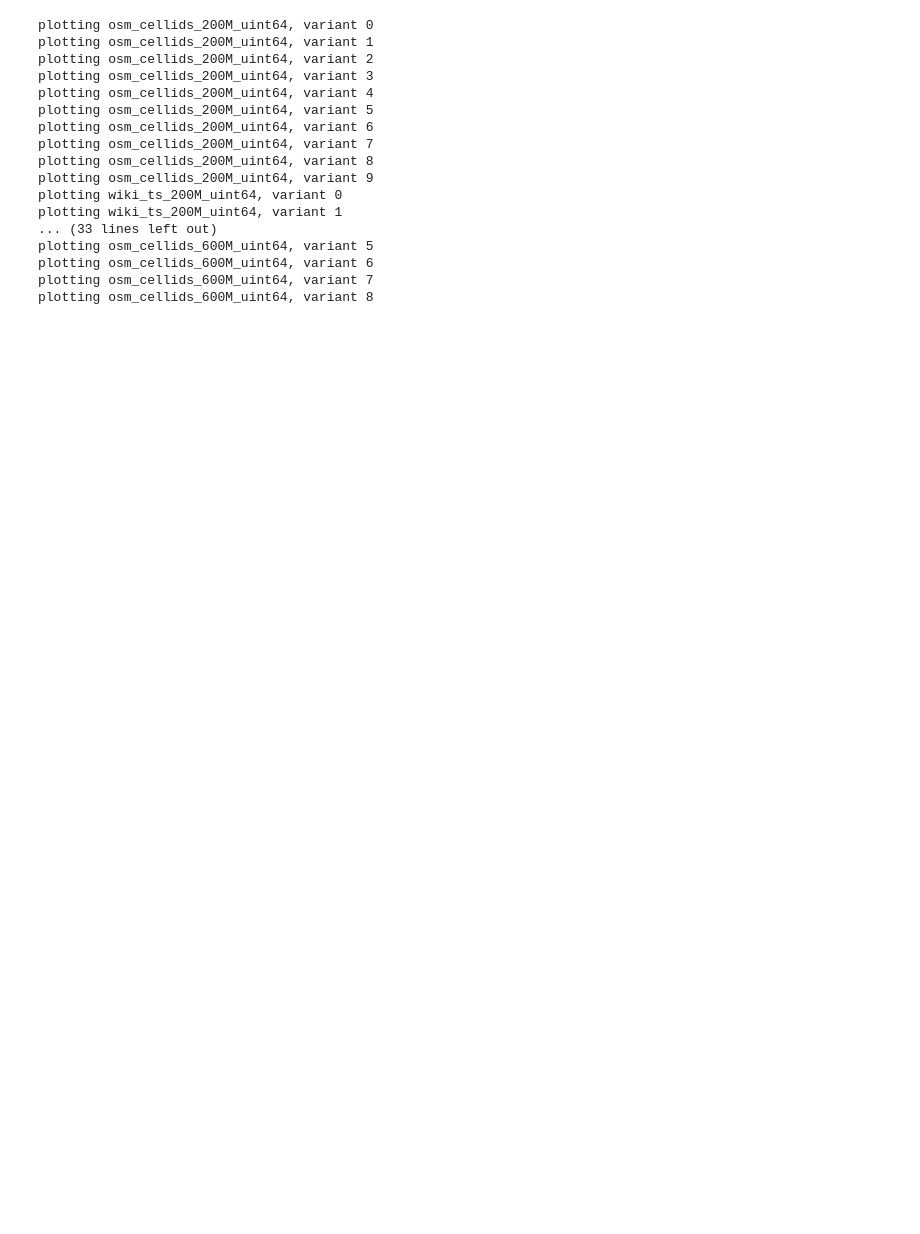
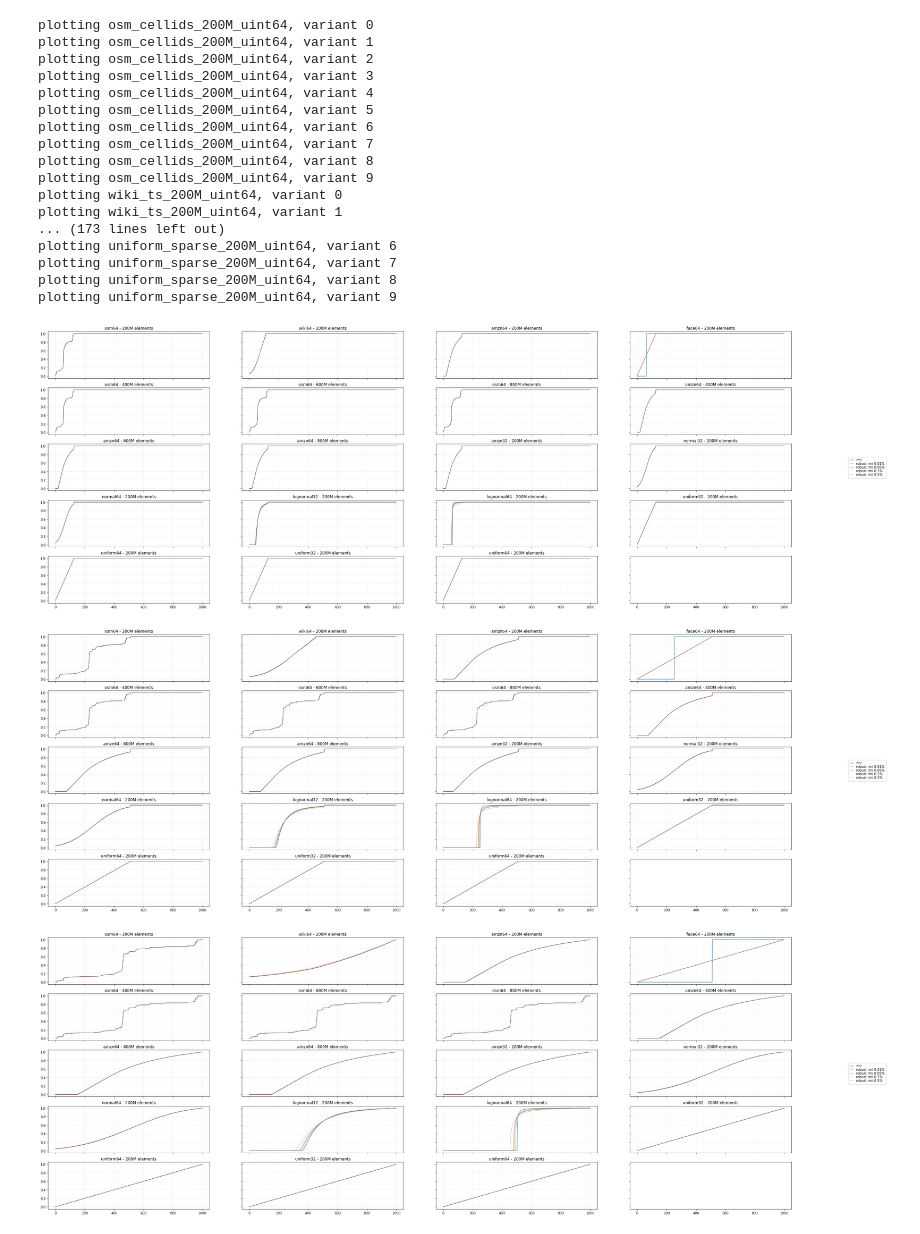
Before and after one commit to DominikHorn/SOSD, a Jupyter notebook: segment_plots.ipynb, the cells around one changed output. Cells and saved outputs as stored; diff of their text form; code cells hidden in the pictures; blank space fills up the shorter version.

```diff
--- a/segment_plots.ipynb
+++ b/segment_plots.ipynb
@@ -47,17 +47,28 @@ def get_ds_name(ds):
 def get_ds_size(ds):
     return re.search(r'_([0-9]+M)_', ds, re.IGNORECASE).group(1)
 
-def aggregate(data, num_bins=100):
+def aggregate(data, num_bins=1000, normalize=False, cumulative=False):
     data = np.pad(data, (0, max(0, num_bins - len(data))), 'constant')
     bin_width = int(len(data) / num_bins)
 
     res = []
+    total = 0
     for b in range(num_bins):
         bin_cnt = 0
         for i in range(b * bin_width, (b+1) * bin_width):
             bin_cnt += data[i]
+            total += data[i]
         res.append(bin_cnt)
 
+    if normalize:
+        res = [float(b) / float(total) for b in res]
+
+    if cumulative:
+        c = 0.0
+        for i, b in enumerate(res):
+            c += b
+            res[i] = c
+
     return res
 # %%
 with open("../SOSD/results_rmi/segment_data.csv", newline="") as rmi_segs, open("../SOSD/results_rmi_robust/segment_data.csv", newline="") as rmi_robust_segs:
@@ -66,7 +77,7 @@ with open("../SOSD/results_rmi/segment_data.csv", newline="") as rmi_segs, open(
     variants = 10
     fig_height = 5
     fig_width = int(math.ceil(len(filtered_ds) / fig_height))
-    figs = [plt.subplots(fig_height, fig_width, figsize=(10 * fig_width, 3 * fig_height)) for _ in range(variants)]
+    figs = [plt.subplots(fig_height, fig_width, figsize=(10 * fig_width, 3 * fig_height), sharex=True, sharey=True) for _ in range(variants)]
 
     skipped = 0
     for i, dataset in enumerate(datasets):
@@ -89,60 +100,61 @@ with open("../SOSD/results_rmi/segment_data.csv", newline="") as rmi_segs, open(
             x = (i - skipped) % fig_width
             y = int((i - skipped) / fig_width)
             ax = axs[y][x]
-            ax.set_yscale("log")
+            # ax.set_yscale("log")
             ax.set_title(f"{get_ds_name(dataset)} - {get_ds_size(dataset)} elements")
             # ax.tick_params(
             #     axis='x',          # changes apply to the x-axis
             #     which='both',      # both major and minor ticks are affected
             #     bottom=False,      # ticks along the bottom edge are off
             #     top=False,         # ticks along the top edge are off
             #     labelbottom=False
             # )
             ax.grid(linestyle='--', linewidth=0.25)
 
-            # ax.plot(rmi, label="rmi", linewidth=0.5)
-            # ax.plot(rmi_rob_1permyriad, label="robust rmi 0.01%", linewidth=0.7)
-            # ax.plot(rmi_rob_5permyriad, label="robust rmi 0.05%", linewidth=0.8)
-            # ax.plot(rmi_rob_1permille, label="robust rmi 0.1%", linewidth=0.9)
-            # ax.plot(rmi_rob_5permille, label="robust rmi 0.5%", linewidth=1.0)
-            # ax.plot(rmi_rob_0, label="robust rmi 0%", linewidth=0.5)
+            # build histogram with fixed bin size
+            rmi = aggregate(rmi, normalize=True, cumulative=True)
+            rmi_rob_1permyriad = aggregate(rmi_rob_1permyriad, normalize=True, cumulative=True)
+            rmi_rob_5permyriad = aggregate(rmi_rob_5permyriad, normalize=True, cumulative=True)
+            rmi_rob_1permille = aggregate(rmi_rob_1permille, normalize=True, cumulative=True)
+            rmi_rob_5permille = aggregate(rmi_rob_5permille, normalize=True, cumulative=True)
 
-            # build histogram with fixed bin size
-            rmi = aggregate(rmi)
-            rmi_rob_1permyriad = aggregate(rmi_rob_1permyriad)
-            rmi_rob_5permyriad = aggregate(rmi_rob_5permyriad)
-            rmi_rob_1permille = aggregate(rmi_rob_1permille)
-            rmi_rob_5permille = aggregate(rmi_rob_5permille)
-            rmi_rob_0 = aggregate(rmi_rob_0)
+            ax.plot(rmi, label="rmi", linewidth=1.0)
+            ax.plot(rmi_rob_1permyriad, label="robust rmi 0.01%", linewidth=0.8)
+            ax.plot(rmi_rob_5permyriad, label="robust rmi 0.05%", linewidth=0.7)
+            ax.plot(rmi_rob_1permille, label="robust rmi 0.1%", linewidth=0.6)
+            ax.plot(rmi_rob_5permille, label="robust rmi 0.5%", linewidth=0.5)
 
-            label_pos = np.arange(len(rmi))
-            bar_width = 1.0 / 6.0
-            ax.bar(label_pos - 2.5 * bar_width, rmi, bar_width, label="rmi")
-            ax.bar(label_pos - 1.5 * bar_width, rmi_rob_1permyriad, bar_width, label="rmi robust 0.01%")
-            ax.bar(label_pos - 0.5 * bar_width, rmi_rob_5permyriad, bar_width, label="rmi robust 0.05%")
-            ax.bar(label_pos + 0.5 * bar_width, rmi_rob_1permille, bar_width, label="rmi robust 0.1%")
-            ax.bar(label_pos + 1.5 * bar_width, rmi_rob_5permille, bar_width, label="rmi robust 0.5%")
-            ax.bar(label_pos + 2.5 * bar_width, rmi_rob_0, bar_width, label="rmi robust 0%")
+            # label_pos = np.arange(len(rmi))
+            # bar_width = 1.0 / 7.0
+            # ax.bar(label_pos - 2.5 * bar_width, rmi, bar_width, label="rmi")
+            # ax.bar(label_pos - 1.5 * bar_width, rmi_rob_1permyriad, bar_width, label="rmi robust 0.01%")
+            # ax.bar(label_pos - 0.5 * bar_width, rmi_rob_5permyriad, bar_width, label="rmi robust 0.05%")
+            # ax.bar(label_pos + 0.5 * bar_width, rmi_rob_1permille, bar_width, label="rmi robust 0.1%")
+            # ax.bar(label_pos + 1.5 * bar_width, rmi_rob_5permille, bar_width, label="rmi robust 0.5%")
+            # ax.bar(label_pos + 2.5 * bar_width, rmi_rob_0, bar_width, label="rmi robust 0%")
 
     for v, (fig, axs) in enumerate(figs):
         handles, labels = axs[0][0].get_legend_handles_labels()
         fig.legend(handles, labels, ncol=1, loc="center right", labelspacing=0.1, borderpad=0.5, handlelength=1)
         fig.savefig(f"./plots/rmi_segments_{v}.pdf")
 # %% [output]
 plotting osm_cellids_200M_uint64, variant 0
 plotting osm_cellids_200M_uint64, variant 1
 plotting osm_cellids_200M_uint64, variant 2
 plotting osm_cellids_200M_uint64, variant 3
 plotting osm_cellids_200M_uint64, variant 4
 plotting osm_cellids_200M_uint64, variant 5
 plotting osm_cellids_200M_uint64, variant 6
 plotting osm_cellids_200M_uint64, variant 7
 plotting osm_cellids_200M_uint64, variant 8
 plotting osm_cellids_200M_uint64, variant 9
 plotting wiki_ts_200M_uint64, variant 0
 plotting wiki_ts_200M_uint64, variant 1
-... (33 lines left out)
-plotting osm_cellids_600M_uint64, variant 5
-plotting osm_cellids_600M_uint64, variant 6
-plotting osm_cellids_600M_uint64, variant 7
-plotting osm_cellids_600M_uint64, variant 8
+... (173 lines left out)
+plotting uniform_sparse_200M_uint64, variant 6
+plotting uniform_sparse_200M_uint64, variant 7
+plotting uniform_sparse_200M_uint64, variant 8
+plotting uniform_sparse_200M_uint64, variant 9
+[figure, added]
+[figure, added]
+[figure, added]
```
Also changed, not shown: parts of 1 cell of this notebook, 10 other files.
